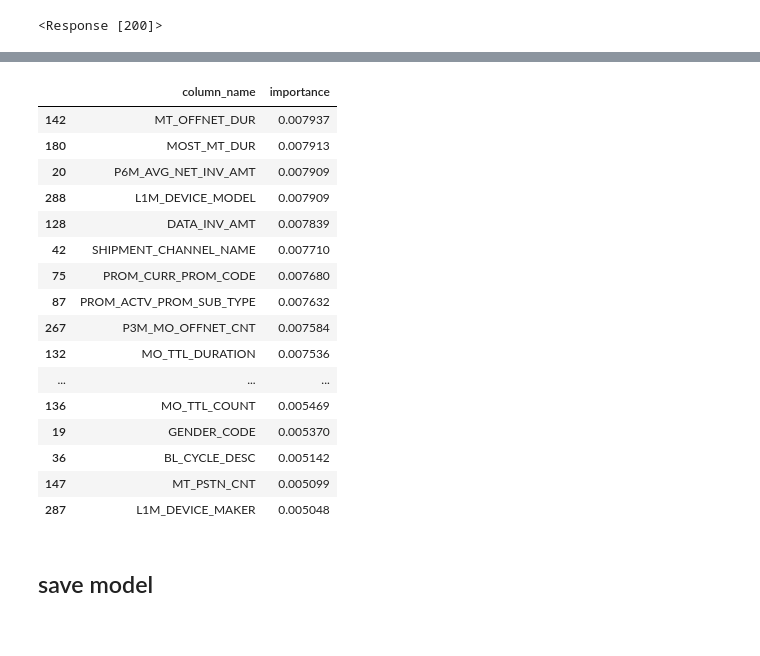
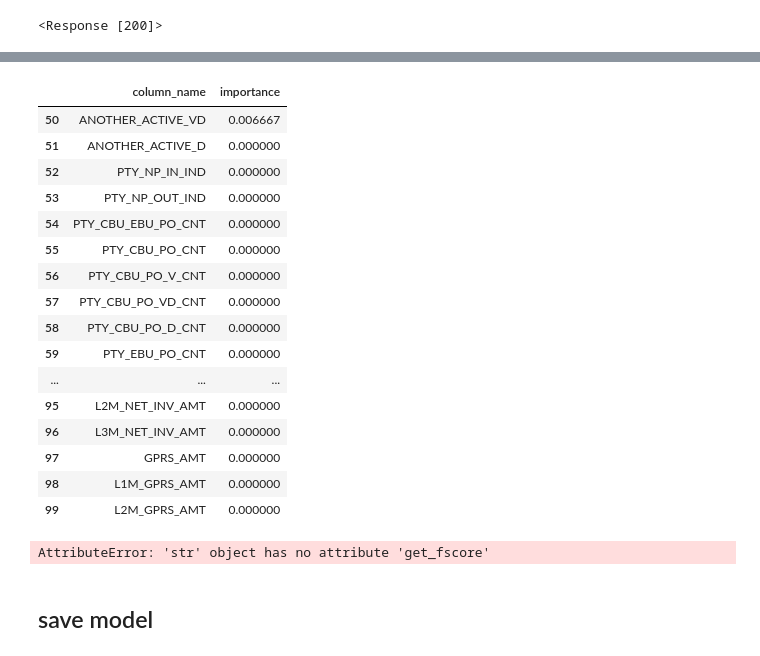
Before and after one commit to xiaosean/preprocess_py, a Jupyter notebook: XGBoost.ipynb, the cells around one changed output, grey strips where cells are left out. Drawn from its saved outputs; the diff is of its cells as text; code cells hidden in the pictures.

```diff
--- a/XGBoost.ipynb
+++ b/XGBoost.ipynb
@@ -37,8 +39,7 @@ filename = "0725_april_marketing_anylze_select_294_table_group11.csv"
 # filename = "0719_april_marketing_anylze_full_table_group11_max_min_train.csv"
 train_df = pd.read_csv(path + filename, error_bad_lines=False)
 # %%
-# train_df.drop(train_df['Groups'] == 'Infrequent_User', inplace=True)
-train_df = train_df[train_df['Groups'] != 'Infrequent_User']
+# train_df = train_df[train_df['Groups'] != 'Infrequent_User']
 
 train_df.groupby('Groups').count()
 # %% [output]
@@ -103,15 +70,15 @@ param_grid = {
 #     'n_estimators':[50, 100, 200]
 #     'max_depth':[10],
 #     'learning_rate':[0.05],
-#     'n_estimators':[100]
-    'max_depth':[10],
-    'min_child_weight':[3]
+    'n_estimators':[100],
+    'max_depth':[5],
+    'min_child_weight':[7]
 }
 # %%
 t0 = time()
-model = XGBClassifier(n_jobs = -1)
+model = XGBClassifier(n_jobs = -1, **{"updater": "grow_gpu"})
 # kfold = StratifiedKFold(n_splits=4, shuffle=True, random_state=7)
-gs = GridSearchCV(estimator=model, param_grid=param_grid, scoring='accuracy', cv=5, n_jobs=2)
+gs = GridSearchCV(estimator=model, param_grid=param_grid, scoring='accuracy', cv=5, n_jobs=1)
 gs.fit(X_train, y_train)
 print("training time:  %.2f" % (time()-t0))
 # %% [output]
@@ -203,4 +164,10 @@ col_rank['importance'] = best_model.feature_importances_
 # %%
-col_rank = col_rank.sort_values('importance', ascending = False)
+col_rank = pd.DataFrame()
+
+col_rank['column_name'] = train_df.columns[:-1]
+
+col_rank['importance'] = best_model.feature_importances_
+
+# col_rank = col_rank.sort_values('importance', ascending = False)
 # %%
 # np.sum(col_rank['importance'].values) -> 1.0
@@ -230,22 +203,26 @@ col_rank.iloc[:42]
 # %%
-col_rank.iloc[42:84]
+col_rank.iloc[50:100]
 # %% [output]
 |  | column_name | importance |
-| 142 | MT_OFFNET_DUR | 0.007937 |
-| 180 | MOST_MT_DUR | 0.007913 |
-| 20 | P6M_AVG_NET_INV_AMT | 0.007909 |
-| 288 | L1M_DEVICE_MODEL | 0.007909 |
-| 128 | DATA_INV_AMT | 0.007839 |
-| 42 | SHIPMENT_CHANNEL_NAME | 0.007710 |
-| 75 | PROM_CURR_PROM_CODE | 0.007680 |
-| 87 | PROM_ACTV_PROM_SUB_TYPE | 0.007632 |
-| 267 | P3M_MO_OFFNET_CNT | 0.007584 |
-| 132 | MO_TTL_DURATION | 0.007536 |
+| 50 | ANOTHER_ACTIVE_VD | 0.006667 |
+| 51 | ANOTHER_ACTIVE_D | 0.000000 |
+| 52 | PTY_NP_IN_IND | 0.000000 |
+| 53 | PTY_NP_OUT_IND | 0.000000 |
+| 54 | PTY_CBU_EBU_PO_CNT | 0.000000 |
+| 55 | PTY_CBU_PO_CNT | 0.000000 |
+| 56 | PTY_CBU_PO_V_CNT | 0.000000 |
+| 57 | PTY_CBU_PO_VD_CNT | 0.000000 |
+| 58 | PTY_CBU_PO_D_CNT | 0.000000 |
+| 59 | PTY_EBU_PO_CNT | 0.000000 |
 | ... | ... | ... |
-| 136 | MO_TTL_COUNT | 0.005469 |
-| 19 | GENDER_CODE | 0.005370 |
-| 36 | BL_CYCLE_DESC | 0.005142 |
-| 147 | MT_PSTN_CNT | 0.005099 |
-| 287 | L1M_DEVICE_MAKER | 0.005048 |
+| 95 | L2M_NET_INV_AMT | 0.000000 |
+| 96 | L3M_NET_INV_AMT | 0.000000 |
+| 97 | GPRS_AMT | 0.000000 |
+| 98 | L1M_GPRS_AMT | 0.000000 |
+| 99 | L2M_GPRS_AMT | 0.000000 |
+# %%
+pd.DataFrame(best_model.get_fscore().items(), columns=['feature','importance']).sort_values('importance', ascending=False)
+# %% [output]
+AttributeError: 'str' object has no attribute 'get_fscore'
 # %% [markdown]
 ## save model
```
Also changed, not shown: parts of 26 cells of this notebook, 5 other files.
